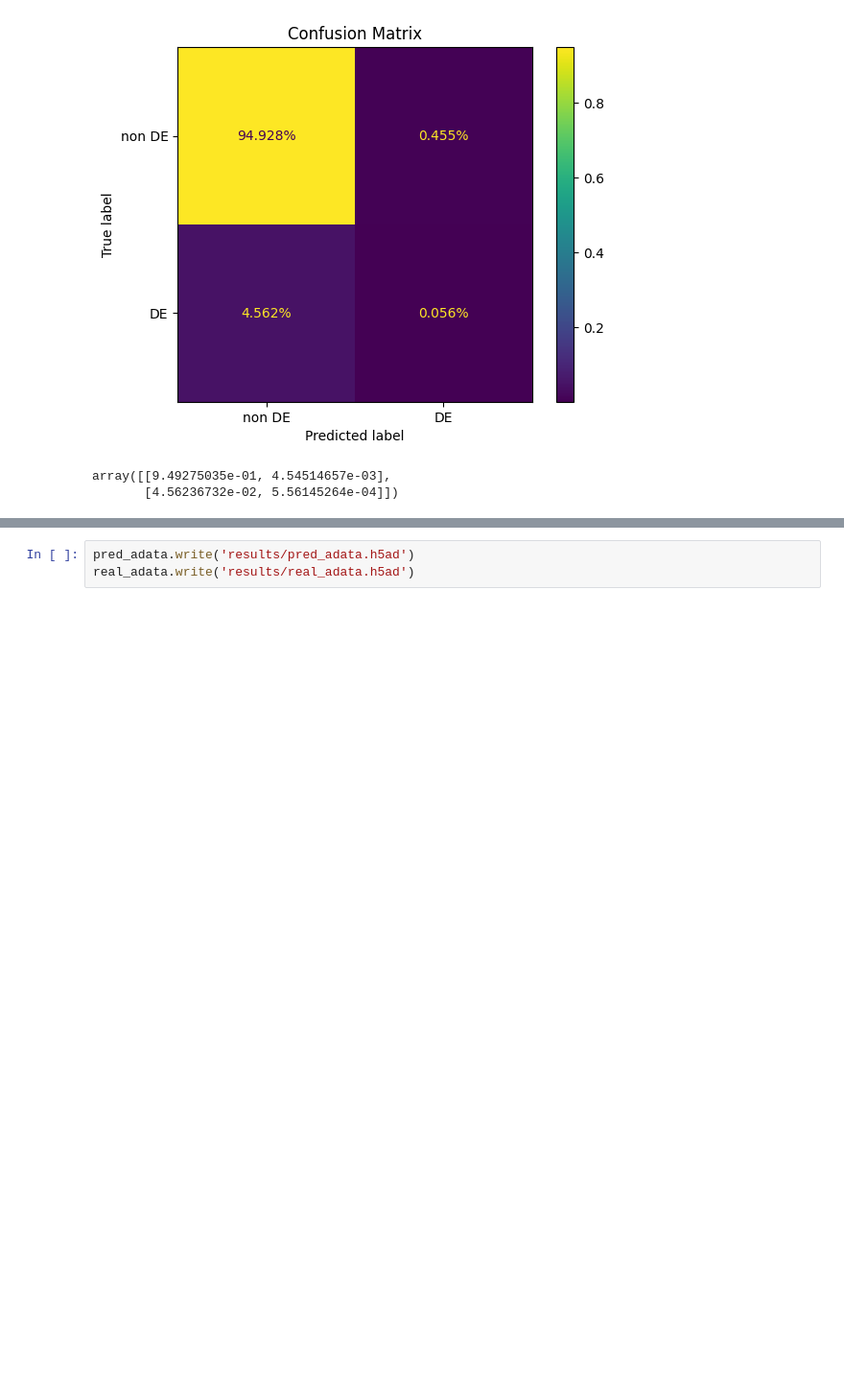
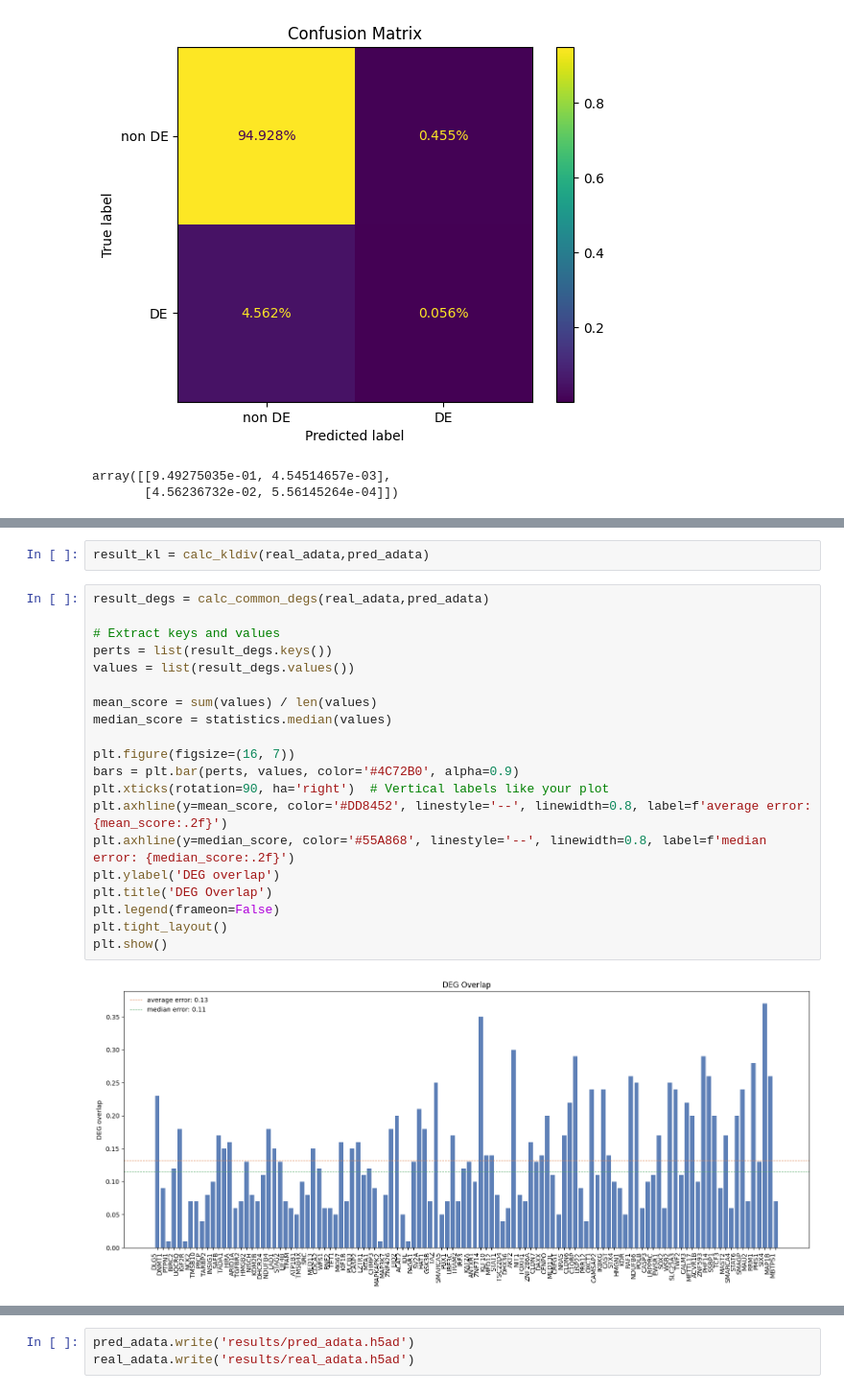
Before and after one commit to MCalabroCode/SPECTRA, a Jupyter notebook: spectra_v2_notebook_wandb.ipynb, the cells around one changed output, grey strips where cells are left out. Shown at 96% size. Drawn from its saved outputs; the diff is of its cells as text; blank space fills up the shorter version.

```diff
--- a/spectra_v2_notebook_wandb.ipynb
+++ b/spectra_v2_notebook_wandb.ipynb
@@ -533,0 +720,24 @@ array([[9.49275035e-01, 4.54514657e-03],
+# %%
+result_kl = calc_kldiv(real_adata,pred_adata)
+# %%
+result_degs = calc_common_degs(real_adata,pred_adata)
+
+# Extract keys and values
+perts = list(result_degs.keys())
+values = list(result_degs.values())
+
+mean_score = sum(values) / len(values)
+median_score = statistics.median(values)
+
+plt.figure(figsize=(16, 7))
+bars = plt.bar(perts, values, color='#4C72B0', alpha=0.9)
+plt.xticks(rotation=90, ha='right')  # Vertical labels like your plot
+plt.axhline(y=mean_score, color='#DD8452', linestyle='--', linewidth=0.8, label=f'average error: {mean_score:.2f}')
+plt.axhline(y=median_score, color='#55A868', linestyle='--', linewidth=0.8, label=f'median error: {median_score:.2f}')
+plt.ylabel('DEG overlap')
+plt.title('DEG Overlap')
+plt.legend(frameon=False)
+plt.tight_layout()
+plt.show()
+# %% [output]
+[figure, added]
```
Also changed, not shown: parts of 26 cells of this notebook, 8 other files.
